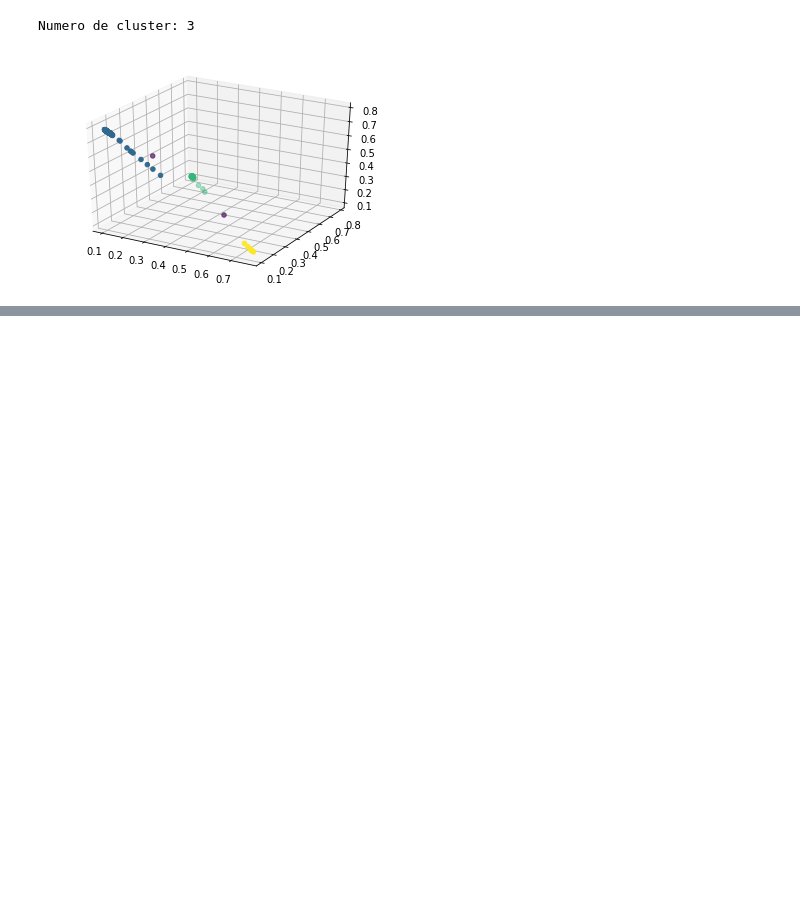
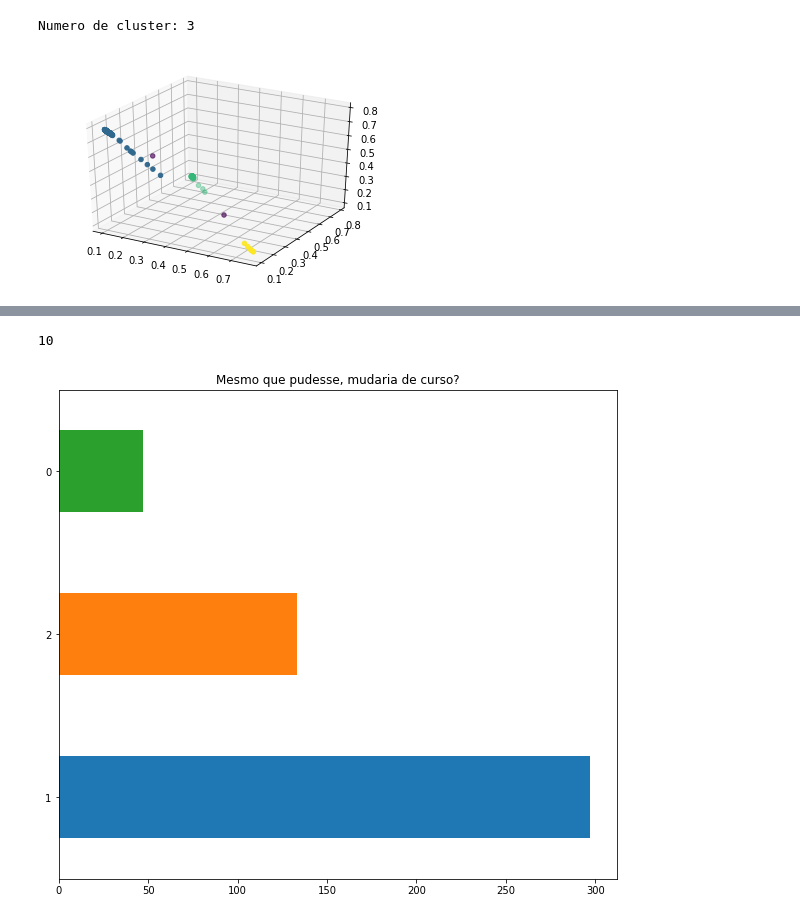
Before and after one commit to igorslima/analise-evasao, a Jupyter notebook: notebooks/clusterizacao2.ipynb, the cells around one changed output, grey strips where cells are left out. Cells and saved outputs as stored; diff of their text form; code cells hidden in the pictures; blank space fills up the shorter version.

```diff
--- a/notebooks/clusterizacao2.ipynb
+++ b/notebooks/clusterizacao2.ipynb
@@ -263,0 +196,5 @@ numpy.ndarray
+# %%
+cluster_0 = data_frame[data_frame['cluster_id'] == 0]
+cluster_1 = data_frame[data_frame['cluster_id'] == 1]
+cluster_2 = data_frame[data_frame['cluster_id'] == 2]
+outlier = data_frame[data_frame['cluster_id'] == -1]
@@ -263,0 +258,22 @@ numpy.ndarray
+# %%
+colunas = ['Tem filhos?', 'Afinidade com Linguagens, códigos e suas tecnologias.','Afinidade com Ciências humanas e suas tecnologias.',
+           'Afinidade com Matemática e suas tecnologias.', 'Afinidade com Ciências da natureza e suas tecnologias.',
+           'Como você avalia sua motivação em relação ao curso que escolheu?',
+           'O quanto você conhece as As atividades e tarefas exercidas durante o curso.', 'Julga que o teu curso permitirá lhe  realizar profissionalmente?',
+           'Pretende concluir seu curso nesta instituição?', 'Mesmo que pudesse, mudaria de curso?']
+# %%
+len(colunas)
+# %% [output]
+10
+# %%
+def gerar_graficos(dados, coluna, titulo, cluster):
+    data = dados[coluna].value_counts()
+    data.plot(kind='barh', title=titulo,figsize=(10, 9))
+    plt.savefig('../imagens/2015_2016/'+ cluster + '/' + titulo)
+# %%
+for i in range(10):
+    gerar_graficos(cluster_0, cluster_1.columns[i], colunas[i],'cluster_0')
+    gerar_graficos(cluster_1, cluster_1.columns[i], colunas[i],'cluster_1')
+    gerar_graficos(cluster_2, cluster_1.columns[i], colunas[i],'cluster_2')
+# %% [output]
+[figure, added]
```
Also changed, not shown: parts of 14 cells of this notebook, 1 other file.
